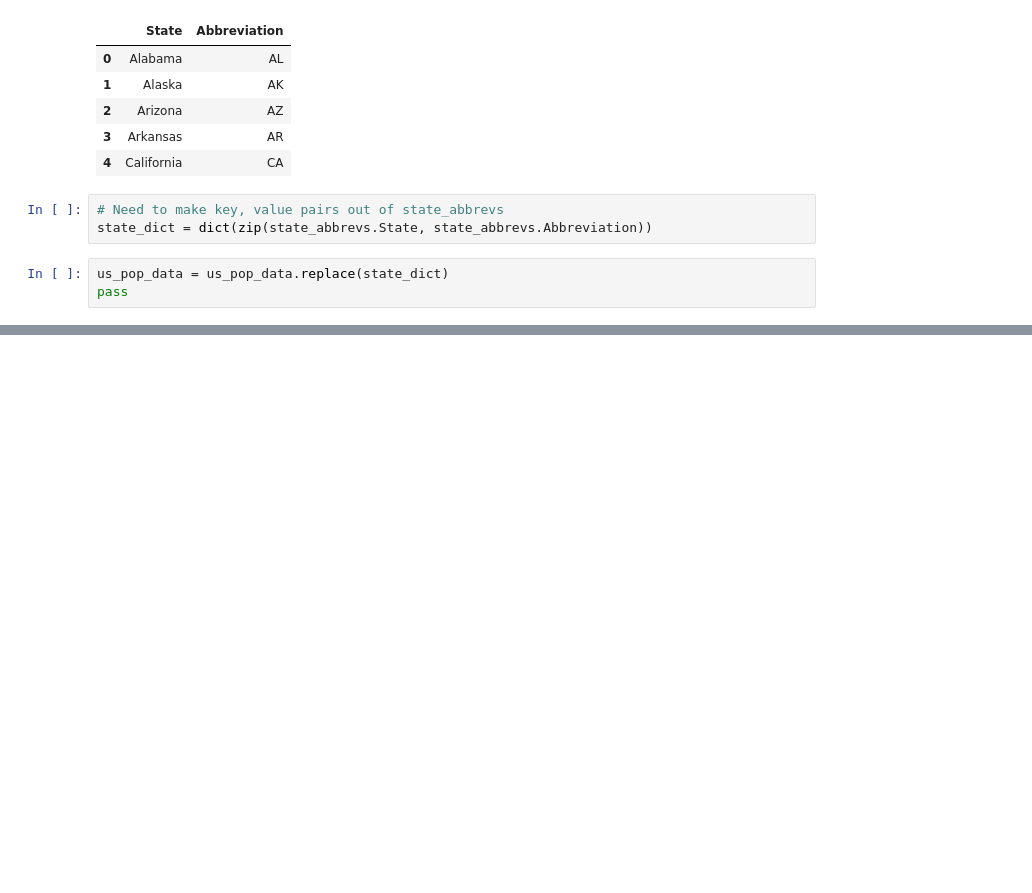
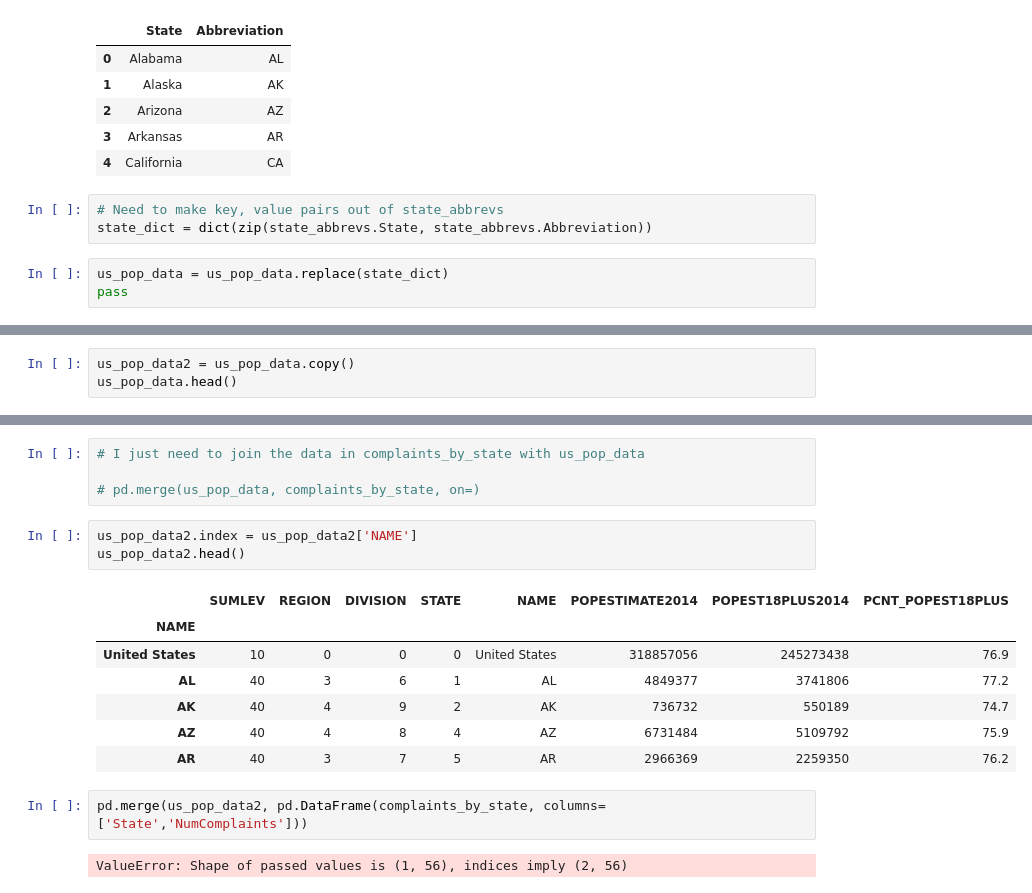
Before and after one commit to ahartz1/consumer-complaints, a Jupyter notebook: consumer-complaints.ipynb, the cells around one changed output, grey strips where cells are left out. Saved outputs shown, nothing was run; the diff lists cells and outputs as text; blank space fills up the shorter version.

Commit message:
Attempts to merge data failed

```diff
--- a/consumer-complaints.ipynb
+++ b/consumer-complaints.ipynb
@@ -271,0 +233,3 @@ complaints_by_state
+# %%
+us_pop_data2 = us_pop_data.copy()
+us_pop_data.head()
@@ -271,0 +261,19 @@ complaints_by_state
+# %%
+# I just need to join the data in complaints_by_state with us_pop_data
+
+# pd.merge(us_pop_data, complaints_by_state, on=)
+# %%
+us_pop_data2.index = us_pop_data2['NAME']
+us_pop_data2.head()
+# %% [output]
+|  | SUMLEV | REGION | DIVISION | STATE | NAME | POPESTIMATE2014 | POPEST18PLUS2014 | PCNT_POPEST18PLUS |
+| NAME |  |  |  |  |  |  |  |  |
+| United States | 10 | 0 | 0 | 0 | United States | 318857056 | 245273438 | 76.9 |
+| AL | 40 | 3 | 6 | 1 | AL | 4849377 | 3741806 | 77.2 |
+| AK | 40 | 4 | 9 | 2 | AK | 736732 | 550189 | 74.7 |
+| AZ | 40 | 4 | 8 | 4 | AZ | 6731484 | 5109792 | 75.9 |
+| AR | 40 | 3 | 7 | 5 | AR | 2966369 | 2259350 | 76.2 |
+# %%
+pd.merge(us_pop_data2, pd.DataFrame(complaints_by_state, columns=['State','NumComplaints']))
+# %% [output]
+ValueError: Shape of passed values is (1, 56), indices imply (2, 56)
```
Also changed, not shown: parts of 6 cells of this notebook.
